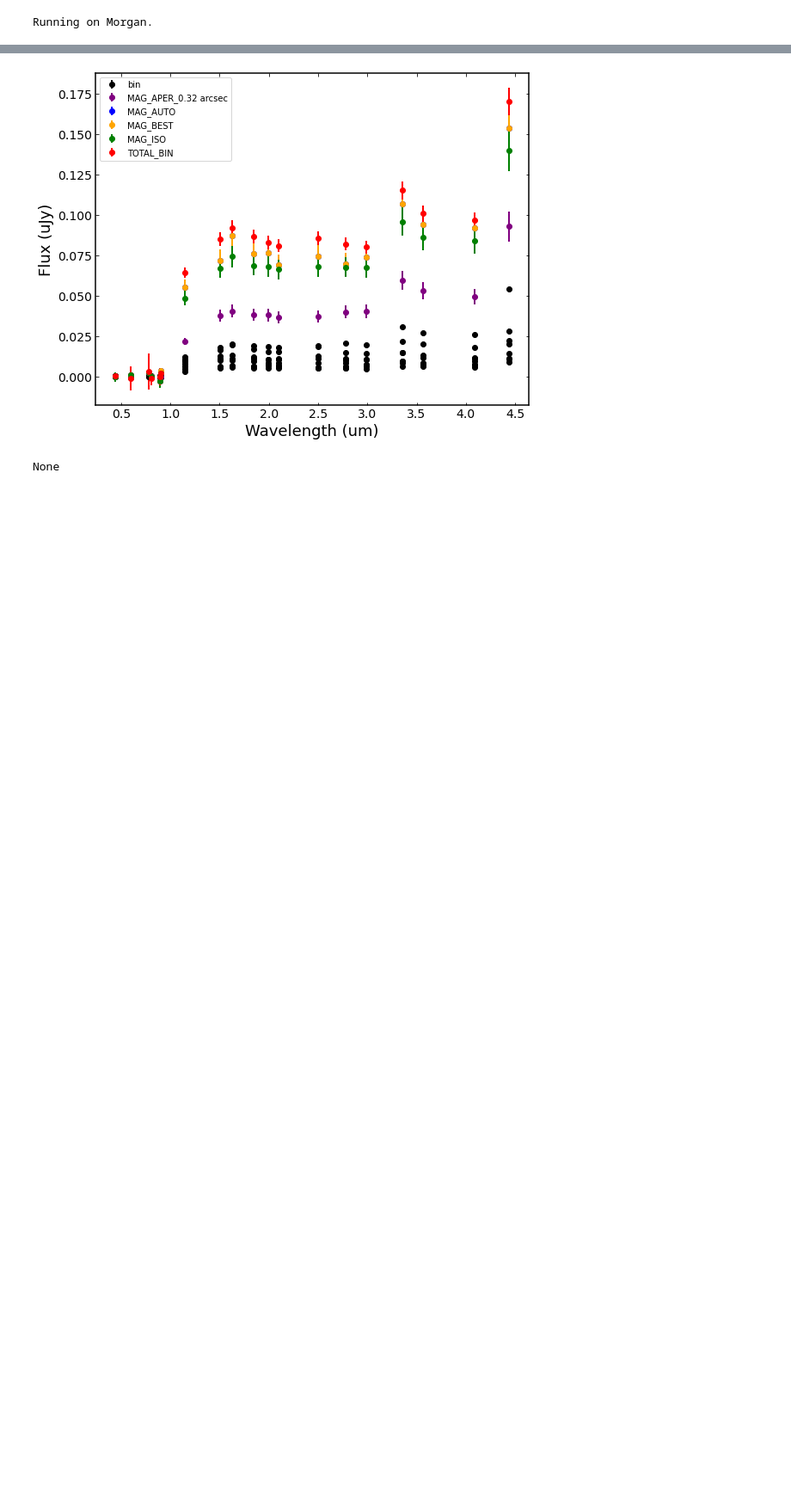
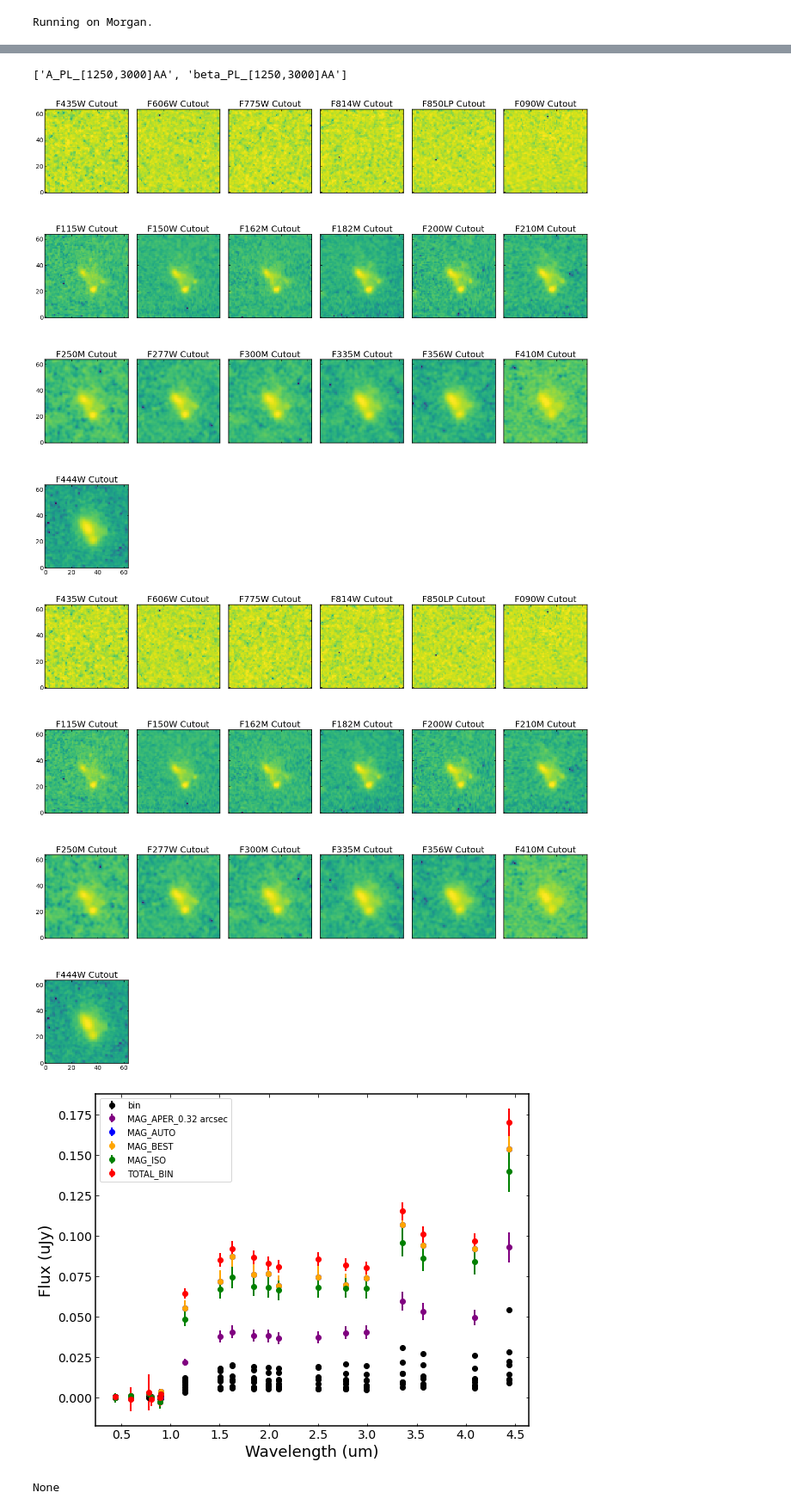
Before and after one commit to tHarvey303/EXPANSE, a Jupyter notebook: ResolvedSEDNotebook.ipynb, the cells around one changed output, grey strips where cells are left out. Shown at 86% size. Saved outputs shown, nothing was run; the diff lists cells and outputs as text; code cells hidden in the pictures; blank space fills up the shorter version.

Commit message:
updates to app and bugfixes/new features in resolvedgalaxy. Added ability to add other photometry, and detection info.

```diff
--- a/ResolvedSEDNotebook.ipynb
+++ b/ResolvedSEDNotebook.ipynb
@@ -43,5 +50,14 @@ Loading from .h5
 dvipng not found, disabling LaTeX
 ' Do binning '
+# %%
+galaxy.photometry_property_names
+# %% [output]
+['A_PL_[1250,3000]AA', 'beta_PL_[1250,3000]AA']
+# %%
+galaxy.plot_cutouts()
+# %% [output]
+[figure, added]
+[figure, added]
 # %%
 plt.rcParams['figure.dpi'] = 300
 %matplotlib inline
```
Also changed, not shown: parts of 8 cells of this notebook, 6 other files.
